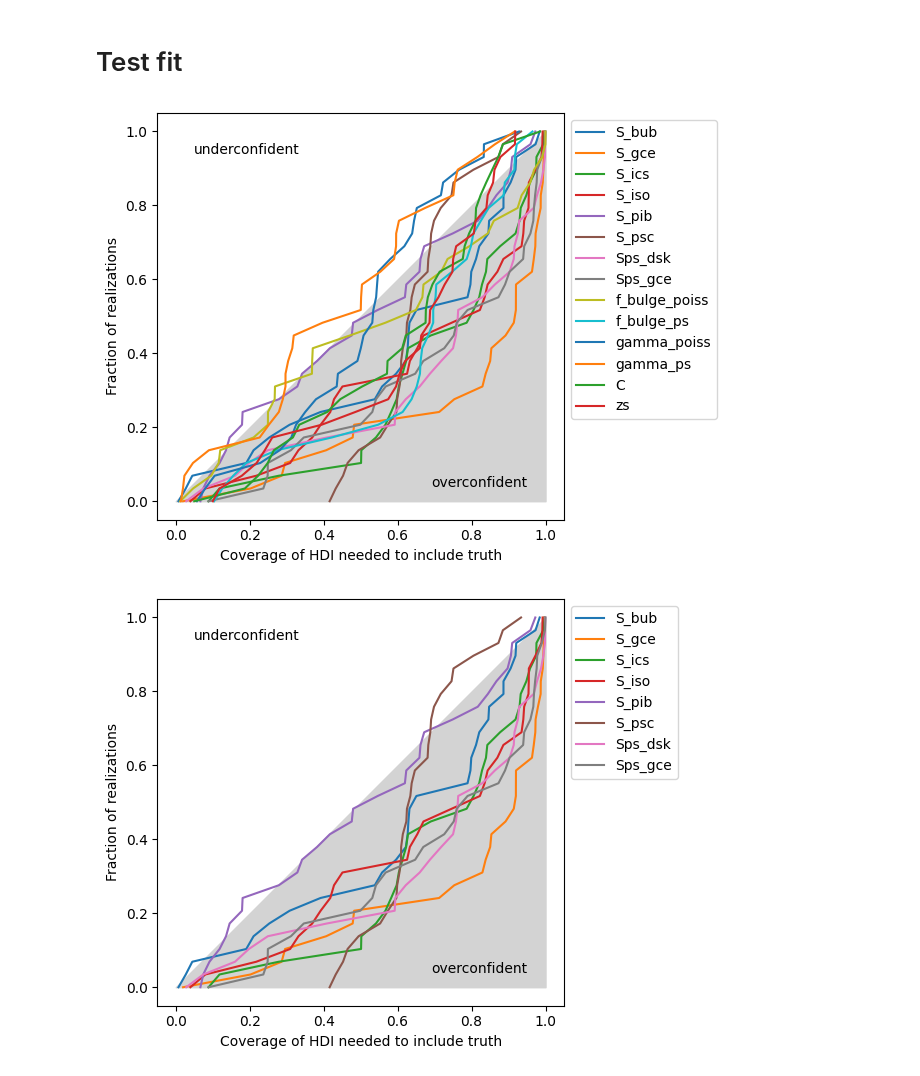
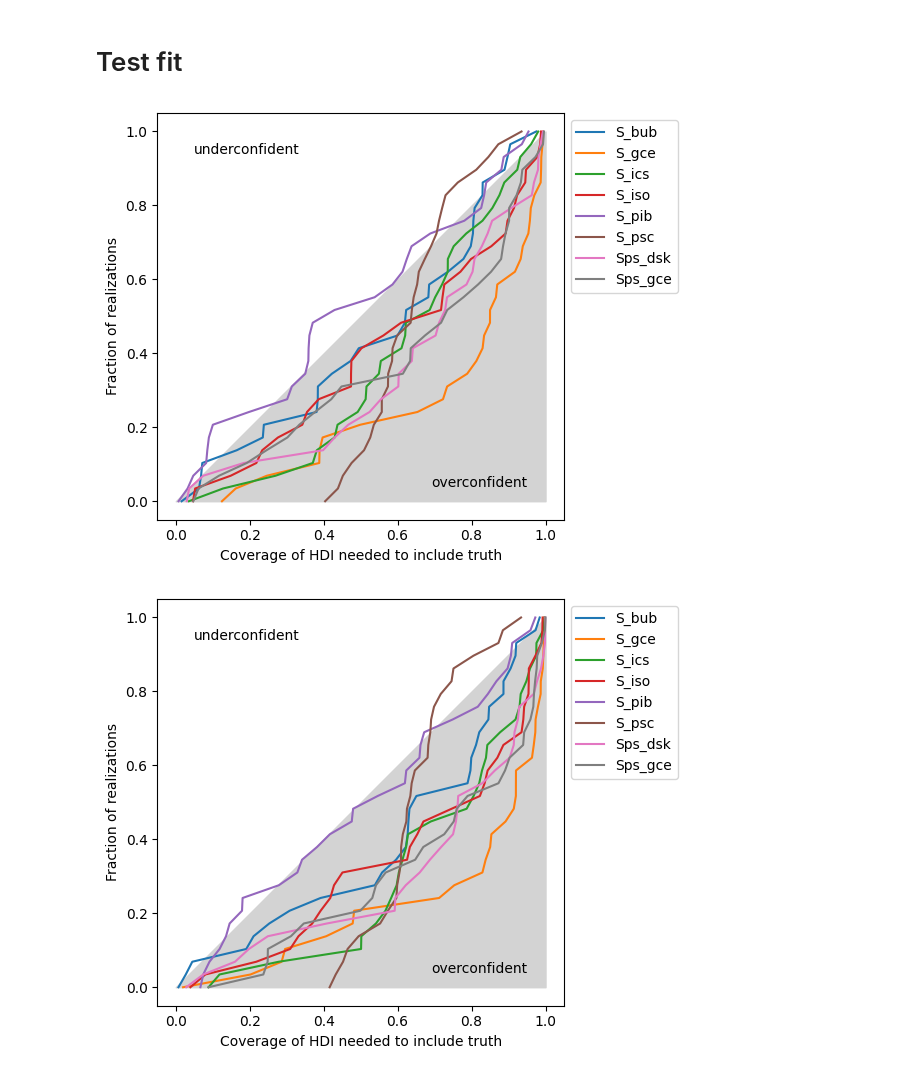
Before and after one commit to smsharma/fermi-prob-prog, a Jupyter notebook: production/1.ipynb, the cells around one changed output. Drawn from its saved outputs; the diff is of its cells as text; code cells hidden in the pictures.

```diff
--- a/production/1.ipynb
+++ b/production/1.ipynb
@@ -239,34 +239,35 @@ sys.path.append("..")
 
 from utils.validation import plot_coverage
 # %%
-z = pickle.load(open('../outputs/p_nominal_actual_dict_svi.p', 'rb'))
+z = pickle.load(open('../outputs/fit/svi_240812_fcmp/p_nominal_actual_dict_newf.p', 'rb'))
 # %%
-labels = ['S_bub', 'S_gce', 'S_ics', 'S_iso', 'S_pib', 'S_psc', 'Sps_dsk', 'Sps_gce',
-          'f_bulge_poiss', 'f_bulge_ps', 'gamma_poiss', 'gamma_ps', 'C', 'zs']
+# labels = ['S_bub', 'S_gce', 'S_ics', 'S_iso', 'S_pib', 'S_psc', 'Sps_dsk', 'Sps_gce',
+#           'f_bulge_poiss', 'f_bulge_ps', 'gamma_poiss', 'gamma_ps', 'C', 'zs']
+labels = ['S_bub', 'S_gce', 'S_ics', 'S_iso', 'S_pib', 'S_psc', 'Sps_dsk', 'Sps_gce']
 probs = [z[k] for k in labels]
 
 fig, ax = plt.subplots()
 
 n_run = len(probs[0])
 ax.fill_between([0,1], [0,1], color='lightgray')
 if labels is None:
     labels = [None for _ in probs]
 for prob, label in zip(probs, labels):
     ax.plot(prob[0], prob[1], label=label)
 
 # invcdf_lower, invcdf_upper = roc_finite_sample_band(n_run)
 # ax.plot(invcdf_upper, np.linspace(0, 1, n_run), 'k:', label=f'{n_run} sample 95\% \ncontainment')
 # ax.plot(invcdf_lower, np.linspace(0, 1, n_run), 'k:')
 
 ax.set(aspect=1)
 ax.set(xlabel='Coverage of HDI needed to include truth', ylabel='Fraction of realizations')
 ax.text(0.95, 0.05, 'overconfident', ha='right', va='center')
 ax.text(0.05, 0.95, 'underconfident', ha='left', va='center')
 
 fig.legend(bbox_to_anchor=(1, 1), loc='upper left', bbox_transform=ax.transAxes)
 plt.tight_layout()
 # %% [output]
-[figure, old version]
+[figure, new version]
 # %%
 labels = ['S_bub', 'S_gce', 'S_ics', 'S_iso', 'S_pib', 'S_psc', 'Sps_dsk', 'Sps_gce',
           'f_bulge_poiss', 'f_bulge_ps', 'gamma_poiss', 'gamma_ps', 'C', 'zs']
```
Also changed, not shown: 5 other files.
